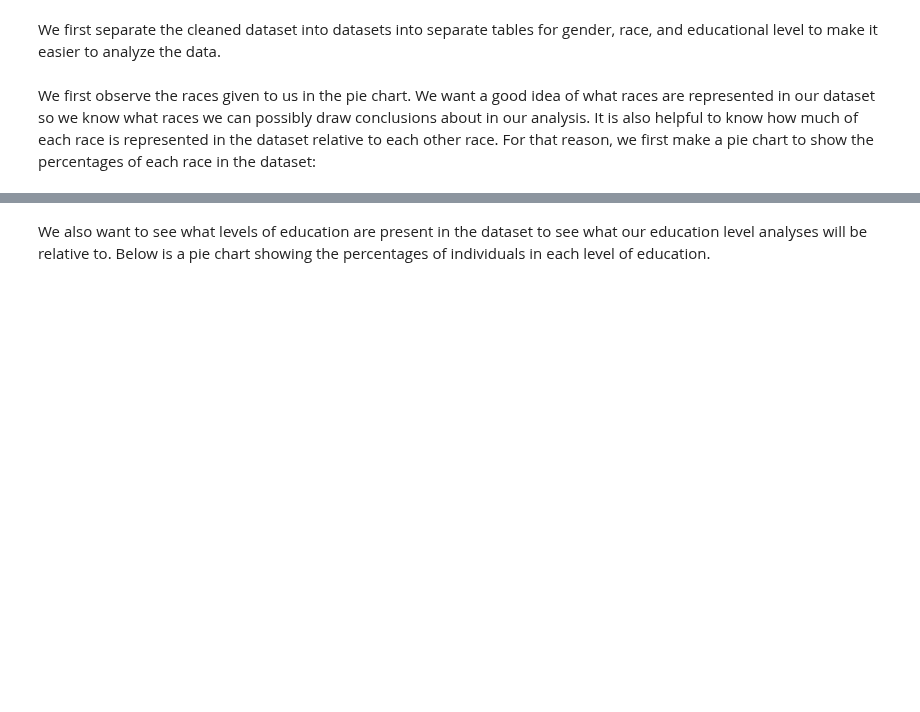
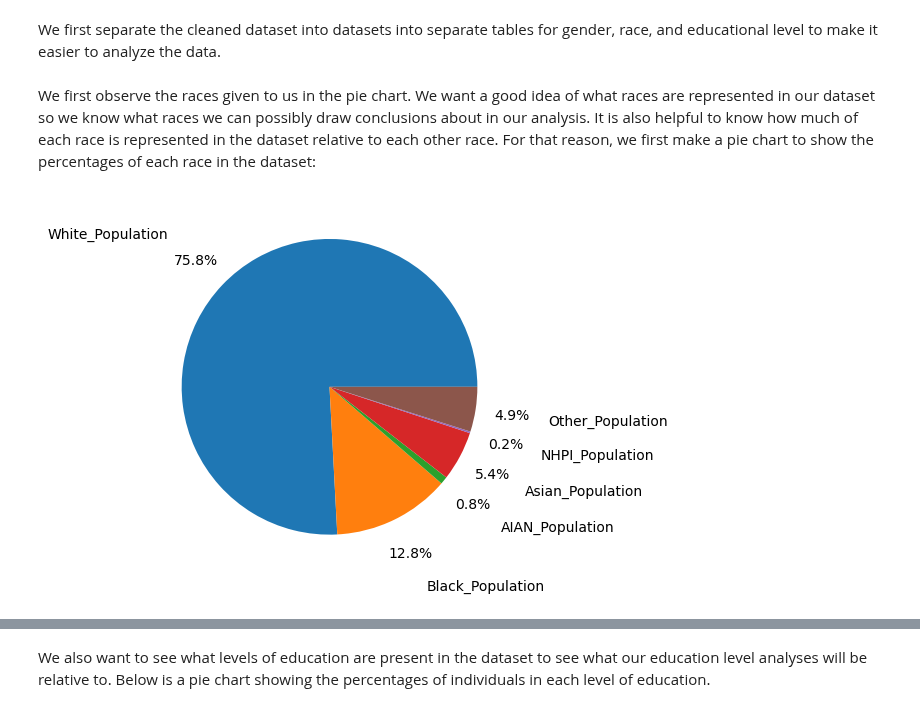
Before and after one commit to Matty67889/info-2950-project, a Jupyter notebook: Main.ipynb, the cells around one changed output, grey strips where cells are left out. Saved outputs shown, nothing was run; the diff lists cells and outputs as text; code cells hidden in the pictures; blank space fills up the shorter version.

Commit message:
Added pie chart function, notes
- Created function for displaying pie chart for comparing data
- Added more notes for written parts and Data Analysis

```diff
--- a/Main.ipynb
+++ b/Main.ipynb
@@ -51,8 +49,24 @@ edu_df = orig_df[edu_cols]
 # %% [markdown]
 We first observe the races given to us in the pie chart. We want a good idea of what races are represented in our dataset so we know what races we can possibly draw conclusions about in our analysis. It is also helpful to know how much of each race is represented in the dataset relative to each other race. For that reason, we first make a pie chart to show the percentages of each race in the dataset:
+# %%
+def display_pie_chart_for_year(df, year, labels):
+    """
+    Displays a pie chart using the data
+    for year `year` with the columns in
+    `labels` from the DataFrame `df`.
+
+    param df: the Dataframe to get the data from.
+    param year: the year to access the data from.
+    param labels: the columns to take the
+                  data from, as well as the
+                  sections of the pie chart.
+    """
+    data = df[df['Year'] == year][labels]
+    # percentage display from https://matplotlib.org/stable/gallery/pie_and_polar_charts/pie_features.html
+    plt.pie(data.to_numpy()[0], labels=labels, autopct='%1.1f%%', pctdistance=1.25, labeldistance = 1.5)
+    plt.show()
 # %%
-year2010_race_data = race_df[race_df['Year'] == 2010]
 labels = ['White_Population', 'Black_Population', 'AIAN_Population', 'Asian_Population', 'NHPI_Population', 'Other_Population']
-data = year2010_race_data[labels]
-plt.pie(data.to_numpy()[0], labels=labels)
-plt.show()
+display_pie_chart_for_year(race_df, 2014, labels)
+# %% [output]
+[figure, added]
```
Also changed, not shown: parts of 11 cells of this notebook.
